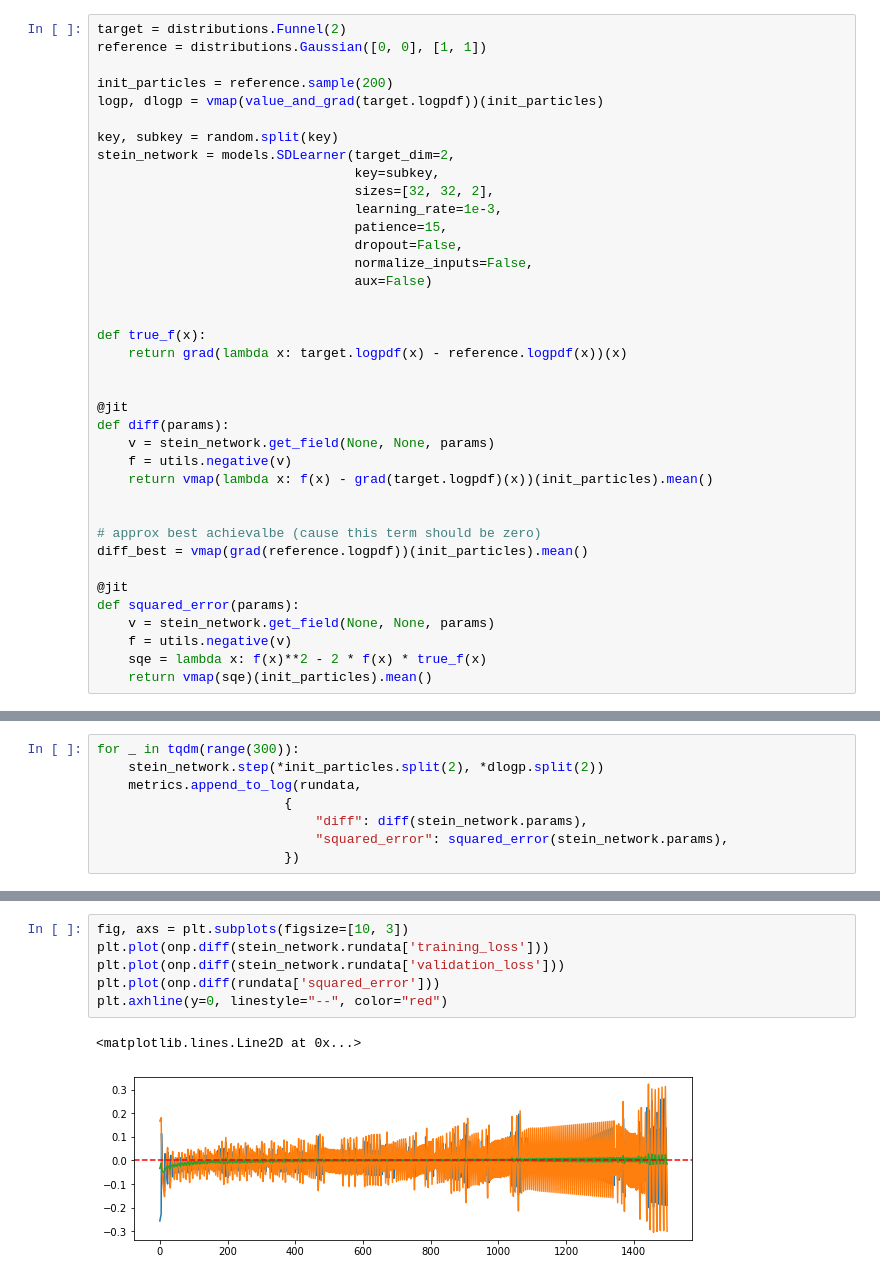
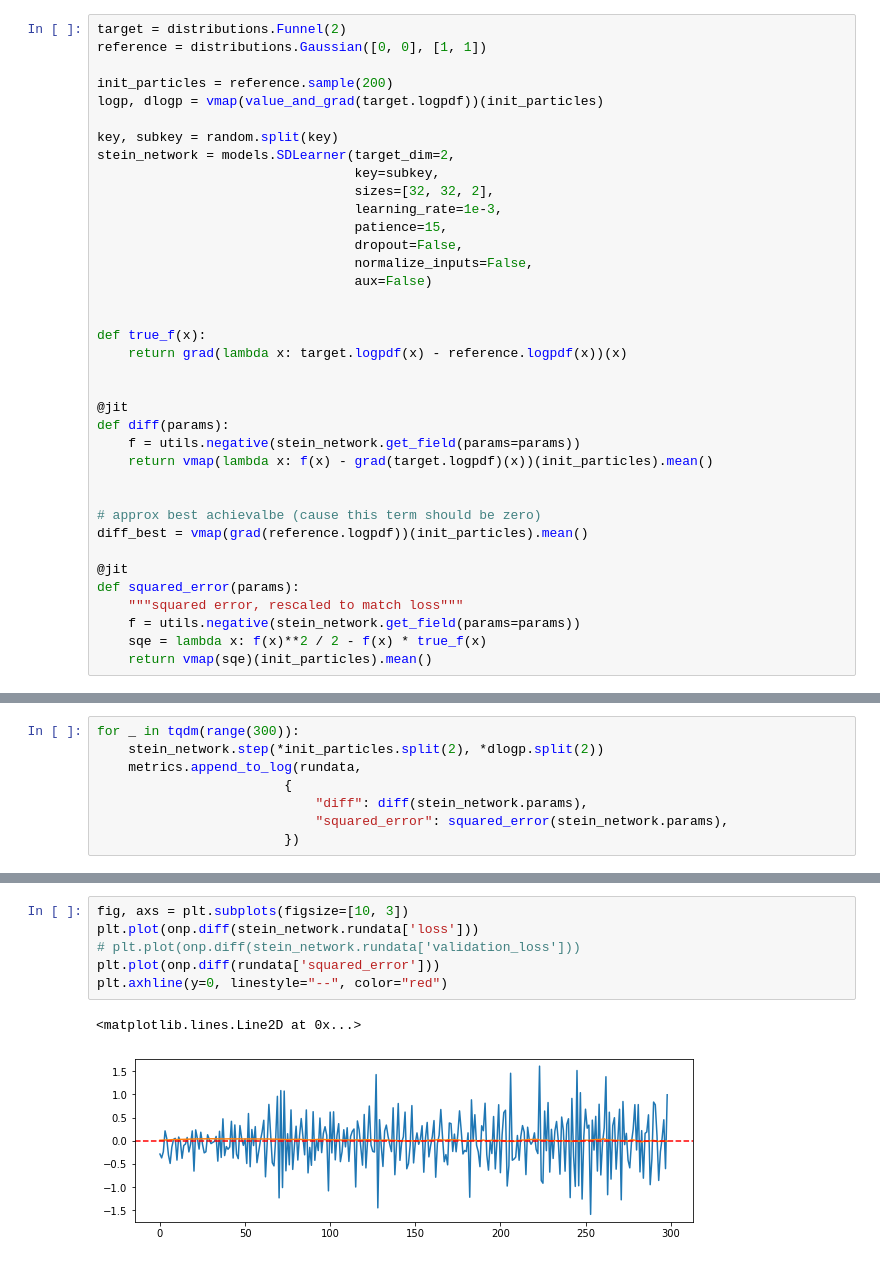
Before and after one commit to ratschlab/projects-2020-Neural-SVGD, a Jupyter notebook: notebooks/scratch/test-stein-network.ipynb, the cells around one changed output, grey strips where cells are left out. Cells and saved outputs as stored; diff of their text form.

```diff
--- a/notebooks/scratch/test-stein-network.ipynb
+++ b/notebooks/scratch/test-stein-network.ipynb
@@ -58,8 +57,7 @@ def true_f(x):
 
 @jit
 def diff(params):
-    v = stein_network.get_field(None, None, params)
-    f = utils.negative(v)
+    f = utils.negative(stein_network.get_field(params=params))
     return vmap(lambda x: f(x) - grad(target.logpdf)(x))(init_particles).mean()
 
 
@@ -68,9 +66,9 @@ diff_best = vmap(grad(reference.logpdf))(init_particles).mean()
 
 @jit
 def squared_error(params):
-    v = stein_network.get_field(None, None, params)
-    f = utils.negative(v)
-    sqe = lambda x: f(x)**2 - 2 * f(x) * true_f(x)
+    """squared error, rescaled to match loss"""
+    f = utils.negative(stein_network.get_field(params=params))
+    sqe = lambda x: f(x)**2 / 2 - f(x) * true_f(x)
     return vmap(sqe)(init_particles).mean()
 # %%
 # optimal loss
@@ -123,12 +125,12 @@ ax.legend()
 # %%
 fig, axs = plt.subplots(figsize=[10, 3])
-plt.plot(onp.diff(stein_network.rundata['training_loss']))
-plt.plot(onp.diff(stein_network.rundata['validation_loss']))
+plt.plot(onp.diff(stein_network.rundata['loss']))
+# plt.plot(onp.diff(stein_network.rundata['validation_loss']))
 plt.plot(onp.diff(rundata['squared_error']))
 plt.axhline(y=0, linestyle="--", color="red")
 # %% [output]
 <matplotlib.lines.Line2D at 0x...>
-[figure, old version]
+[figure, new version]
 # %%
 fig, axs = plt.subplots(2, figsize=[10, 6])
 
```
Also changed, not shown: parts of 5 cells of this notebook, 2 other files.
